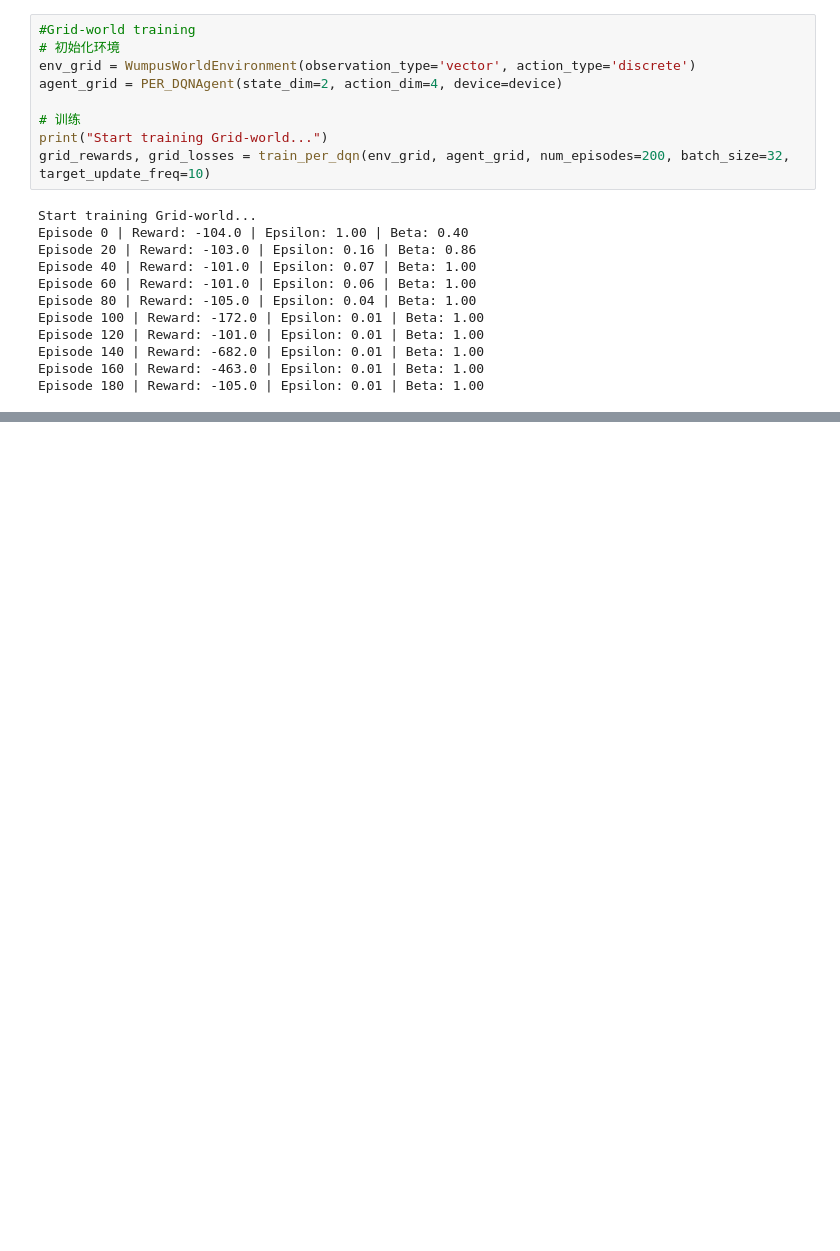
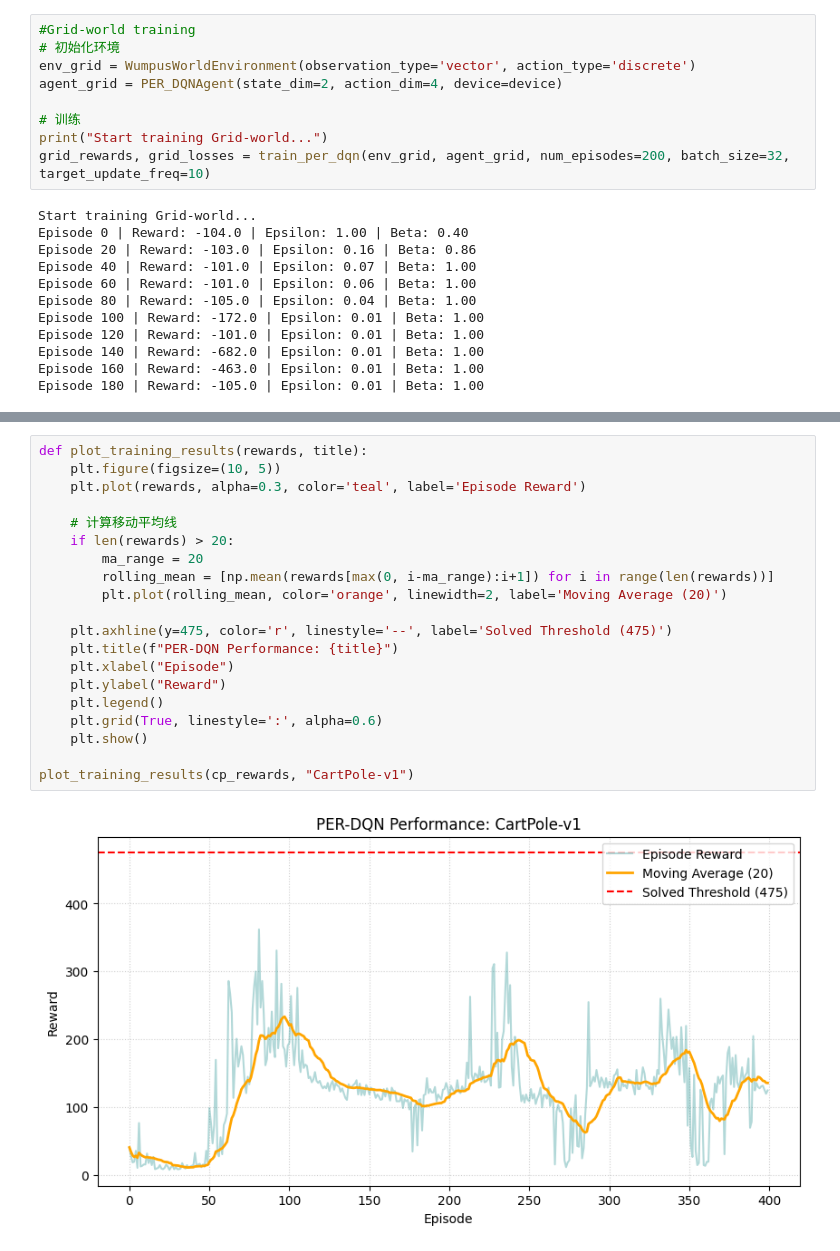
Before and after one commit to baiziyue43-dotcom/a2_part2, a Jupyter notebook: assignment_2_part_2.ipynb, the cells around one changed output, grey strips where cells are left out. Drawn from its saved outputs; the diff is of its cells as text; blank space fills up the shorter version.

Commit message:
First env result with performance graph

```diff
--- a/assignment_2_part_2.ipynb
+++ b/assignment_2_part_2.ipynb
@@ -254,0 +302,22 @@ Episode 180 | Reward: -105.0 | Epsilon: 0.01 | Beta: 1.00
+# %%
+def plot_training_results(rewards, title):
+    plt.figure(figsize=(10, 5))
+    plt.plot(rewards, alpha=0.3, color='teal', label='Episode Reward')
+
+    # 计算移动平均线
+    if len(rewards) > 20:
+        ma_range = 20
+        rolling_mean = [np.mean(rewards[max(0, i-ma_range):i+1]) for i in range(len(rewards))]
+        plt.plot(rolling_mean, color='orange', linewidth=2, label='Moving Average (20)')
+
+    plt.axhline(y=475, color='r', linestyle='--', label='Solved Threshold (475)')
+    plt.title(f"PER-DQN Performance: {title}")
+    plt.xlabel("Episode")
+    plt.ylabel("Reward")
+    plt.legend()
+    plt.grid(True, linestyle=':', alpha=0.6)
+    plt.show()
+
+plot_training_results(cp_rewards, "CartPole-v1")
+# %% [output]
+[figure, added]
```
Also changed, not shown: parts of 1 cell of this notebook.
